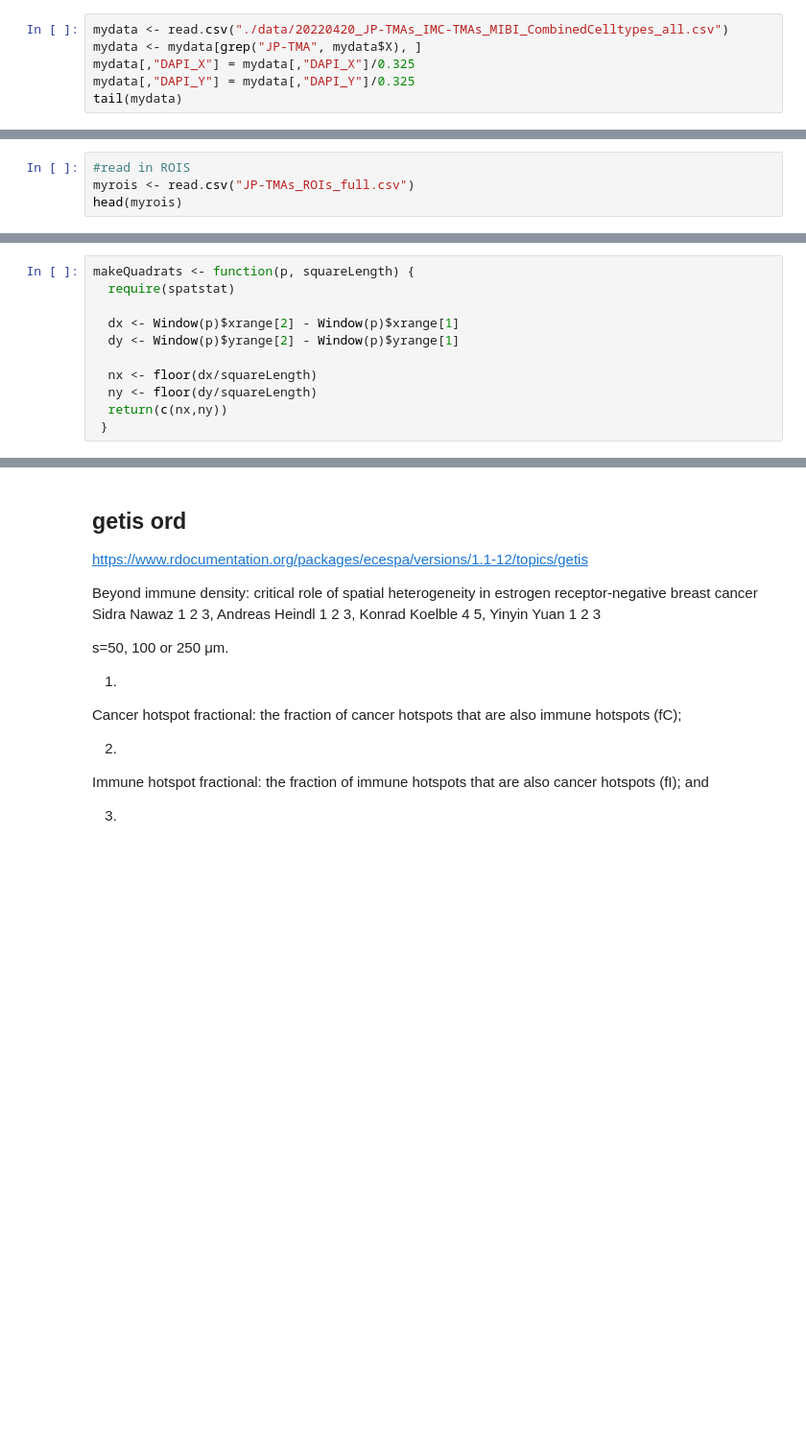
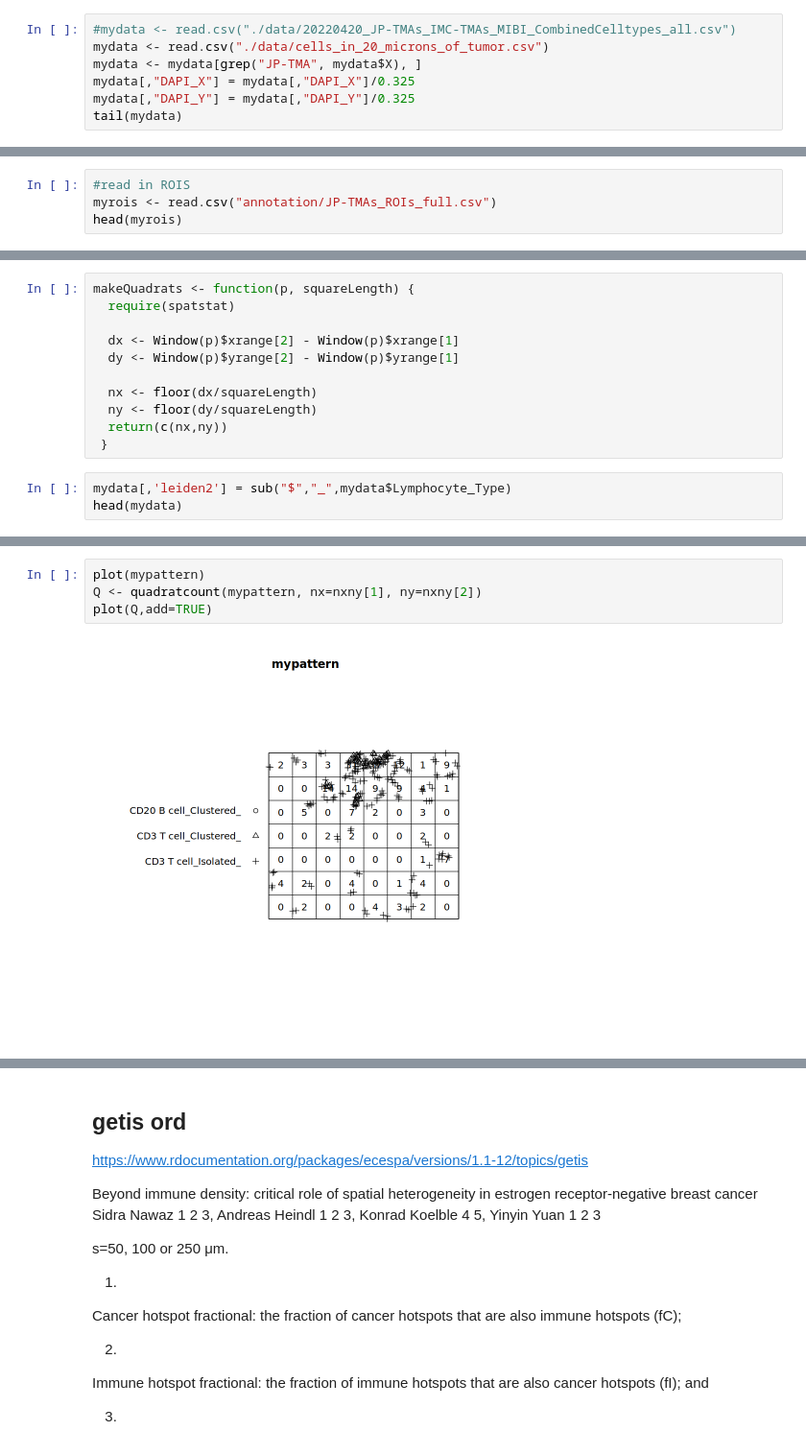
Before and after one commit to engjen/cycIF_TMAs, a Jupyter notebook: 20230419_spatstat_cycIF_TMAs.ipynb, the cells around one changed output, grey strips where cells are left out. Shown: that part at 96% size. Drawn from its saved outputs; the diff is of its cells as text; blank space fills up the shorter version.

```diff
--- a/20230419_spatstat_cycIF_TMAs.ipynb
+++ b/20230419_spatstat_cycIF_TMAs.ipynb
@@ -8,5 +26,6 @@ library(stringr)
 # %%
-mydata <- read.csv("./data/20220420_JP-TMAs_IMC-TMAs_MIBI_CombinedCelltypes_all.csv")
+#mydata <- read.csv("./data/20220420_JP-TMAs_IMC-TMAs_MIBI_CombinedCelltypes_all.csv")
+mydata <- read.csv("./data/cells_in_20_microns_of_tumor.csv")
 mydata <- mydata[grep("JP-TMA", mydata$X), ]
 mydata[,"DAPI_X"] = mydata[,"DAPI_X"]/0.325
 mydata[,"DAPI_Y"] = mydata[,"DAPI_Y"]/0.325
@@ -14,4 +43,4 @@ tail(mydata)
 # %%
 #read in ROIS
-myrois <- read.csv("JP-TMAs_ROIs_full.csv")
+myrois <- read.csv("annotation/JP-TMAs_ROIs_full.csv")
 head(myrois)
@@ -132,3 +189,6 @@ makeQuadrats <- function(p, squareLength) {
   ny <- floor(dy/squareLength)
   return(c(nx,ny))
  }
+# %%
+mydata[,'leiden2'] = sub("$","_",mydata$Lymphocyte_Type)
+head(mydata)
@@ -172,0 +277,6 @@ print('done')
+# %%
+plot(mypattern)
+Q <- quadratcount(mypattern, nx=nxny[1], ny=nxny[2])
+plot(Q,add=TRUE)
+# %% [output]
+[figure, added]
```
Also changed, not shown: parts of 19 cells of this notebook, 4 other files.
